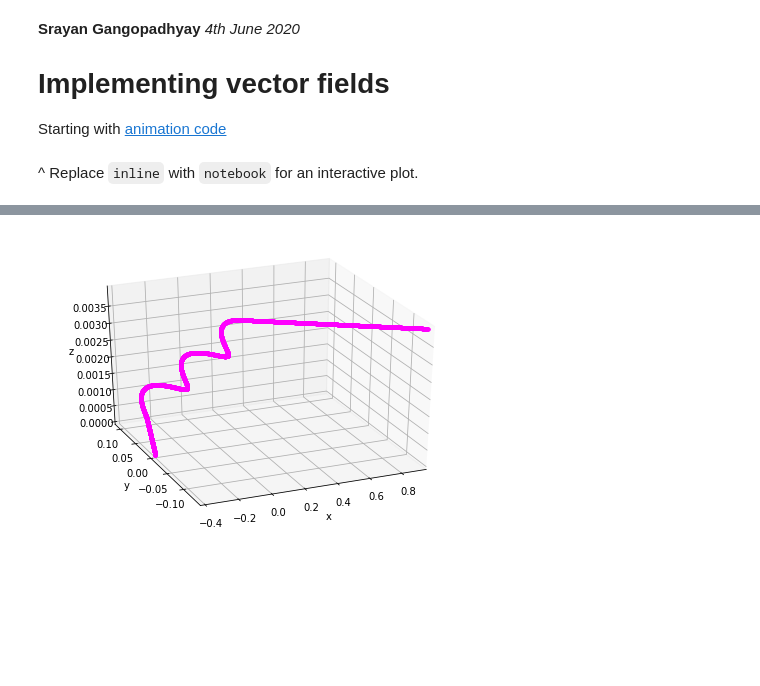
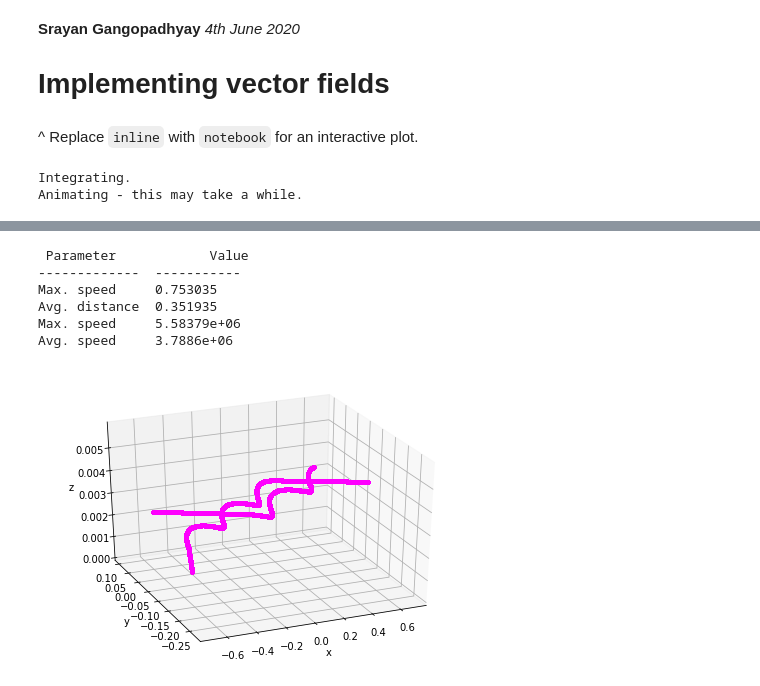
Before and after one commit to sgango/Y1-Project, a Jupyter notebook: ntbks/6_vecfields.ipynb, the cells around one changed output, grey strips where cells are left out. Cells and saved outputs as stored; diff of their text form; code cells hidden in the pictures; blank space fills up the shorter version.

```diff
--- a/ntbks/6_vecfields.ipynb
+++ b/ntbks/6_vecfields.ipynb
@@ -3,8 +3,6 @@
 *4th June 2020*
 
 # Implementing vector fields
-
-Starting with [animation code](./animate.ipynb)
 # %%
 %matplotlib inline
 # %% [markdown]
@@ -20,16 +18,17 @@ import numpy as np
 import matplotlib.pyplot as plt
 from mpl_toolkits.mplot3d import Axes3D
 import matplotlib.animation as animation
-from IPython.display import HTML, display  # to display in notebook
+from IPython.display import HTML, display  # to show anim. in ntbk
+from tabulate import tabulate  # pretty text output
 
 # PARAMETERS
 r0 = [-0.4, 0, 0]  # initial position
 v0 = [8e5, 8e5, 1e4]  # initial velocity
 q, m = 1.6e-19, 1.67e-27  # charge, mass
 h = 1e-10  # step size
-end = h * 4000  # t-value to stop integration
-size = [10,10,10]  # simulation dimensions
-anim = False  # switch animation on/off
+end = h * 6000  # t-value to stop integration
+size = [1.5,10,10]  # simulation dimensions
+anim = True  # switch animation on/off
 
 def B_field(r):
     """Returns the components of the magnetic
@@ -56,18 +55,17 @@ def lorentz(r, vel, E, B):
 
 # RUNGE-KUTTA INTEGRATOR
 def rk4(func, init1, init2, h, end):
-    """
-    Takes the RHS of a 2nd-order ODE with initial conditions,
-     step size and end point, and integrates using the 4th-order
-     Runge-Kutta algorithm. Returns solution in an array.
+    """Takes the RHS of a 2nd-order ODE with initial conditions,
+    step size and end point, and integrates using the 4th-order
+    Runge-Kutta algorithm. Returns solution in an array.
 
-     r'' = f(t, r, v) where v = r'
+    r'' = f(t, r, v) where v = r'
 
-     func: the function to be integrated
-     init1: value of r at t=0
-     init2: value of v at t=0
-     h: step size
-     end: t-value to stop integrating
+    func: the function to be integrated
+    init1: value of r at t=0
+    init2: value of v at t=0
+    h: step size
+    end: t-value to stop integrating
     """
 
     steps = int(end/h)  # number of steps
@@ -105,15 +103,19 @@ def rk4(func, init1, init2, h, end):
 
         r[:,i+1] = new_r
         v[:,i+1] = new_v
-    return r
+    return r, v
 
-r = rk4(lorentz, r0, v0, h, end)
+print("Integrating.")
+r, v = rk4(lorentz, r0, v0, h, end)
+
+distances = np.linalg.norm(r, axis=0)
+speeds = np.linalg.norm(v, axis=0)
 
 fig = plt.figure()
 ax = Axes3D(fig)
 
 def animate(i):
-    j = 150*i  # to skip frames and change animation speed
+    j = 100*i  # to skip frames and change animation speed
     ax.plot3D(r[0, :j], r[1, :j], r[2, :j], '.', color='magenta')
 
 ax.set_xlabel('x')
@@ -129,6 +131,15 @@ if not anim:
     plt.show
 else:
     print("Animating - this may take a while.")
-    animation = animation.FuncAnimation(fig, animate, frames=200, interval=200, blit=False, repeat=False)
+    animation = animation.FuncAnimation(fig, animate,
+                                        frames=75, interval=50, blit=False, repeat=False)
     display(HTML(animation.to_html5_video()))
+
+print("\n",tabulate([['Max. distance', np.amax(distances)],
+                     ['Avg. distance', np.mean(distances)],
+                     ['Max. speed', np.amax(speeds)],
+                     ['Avg. speed', np.mean(speeds)]],
+                    headers=['Parameter', 'Value']))
 # %% [output]
+Integrating.
+Animating - this may take a while.
@@ -135 +147,7 @@ else:
+ Parameter            Value
+-------------  -----------
+Max. speed     0.753035
+Avg. distance  0.351935
+Max. speed     5.58379e+06
+Avg. speed     3.7886e+06
-[figure, old version]
+[figure, new version]
```
Also changed, not shown: parts of 1 cell of this notebook.
